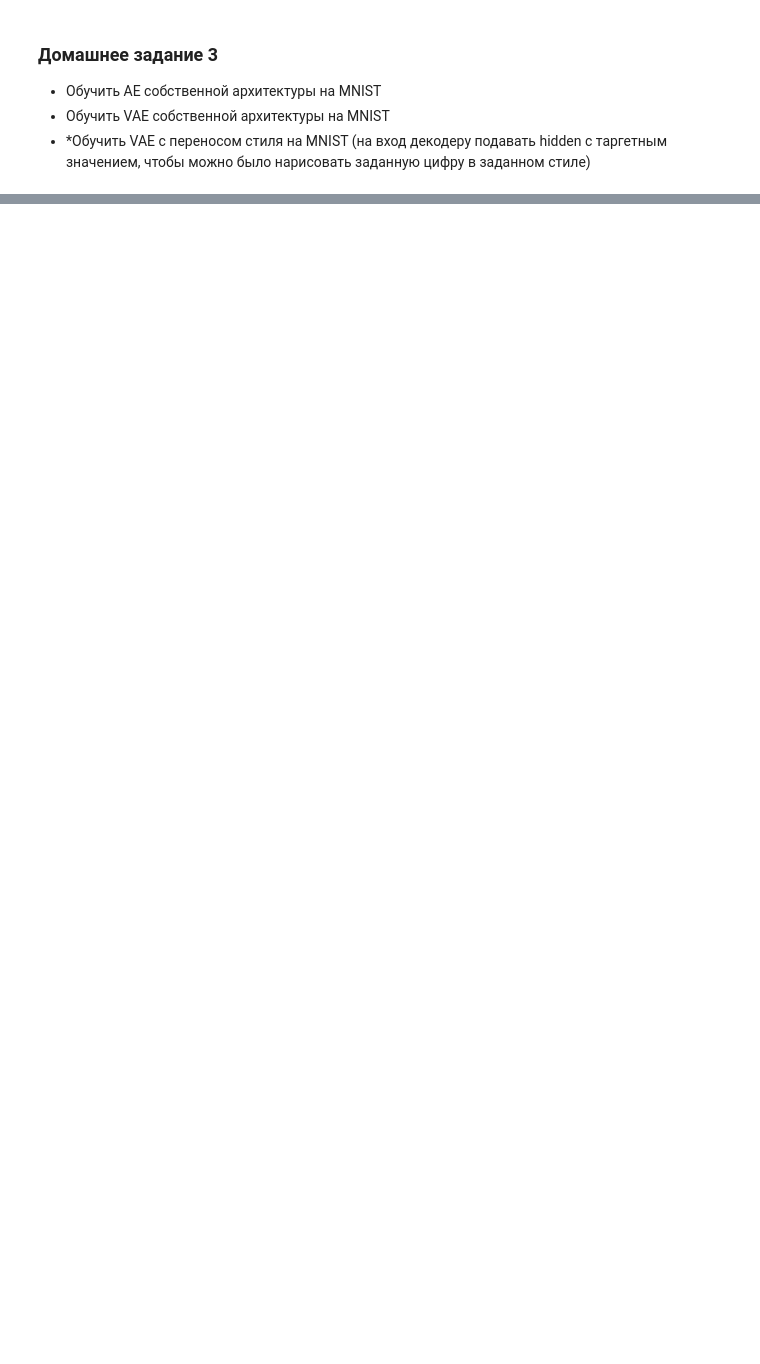
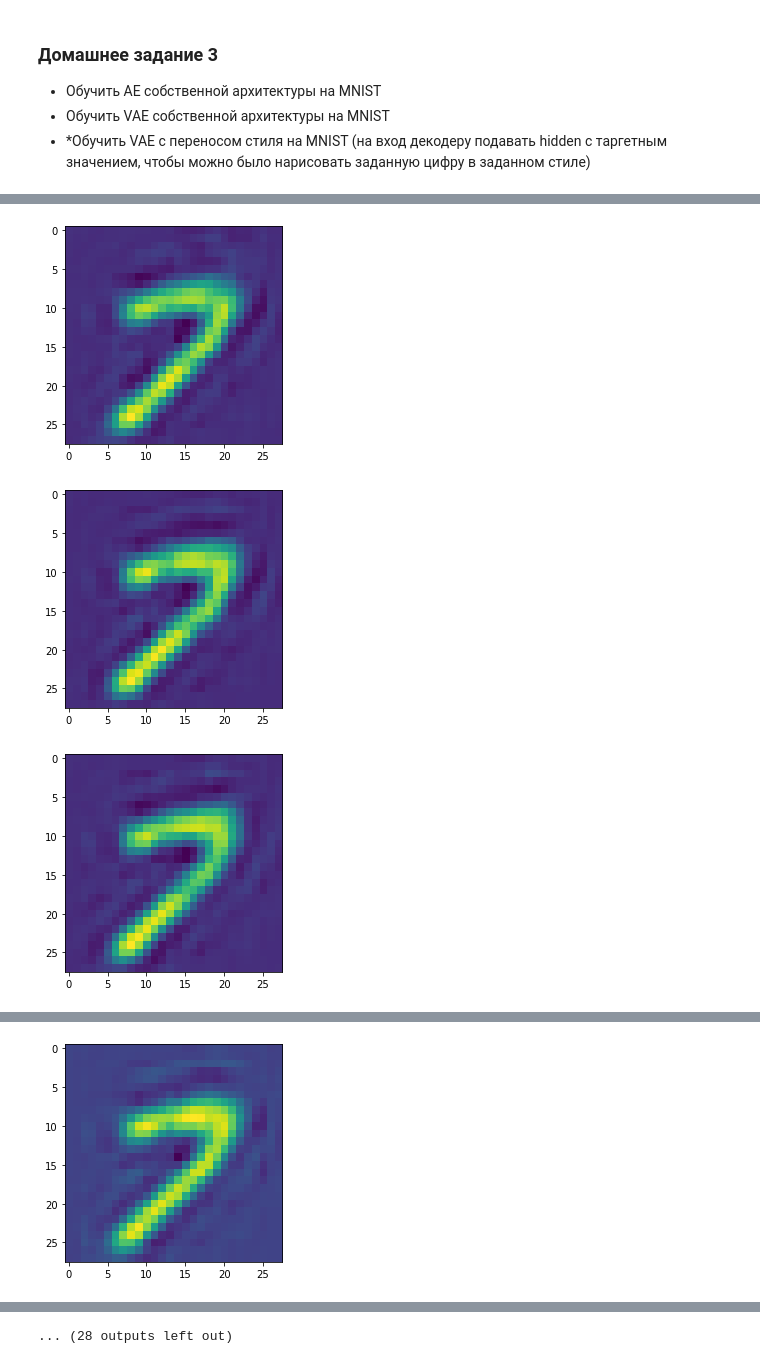
Before and after one commit to maxt/ds-practise, a Jupyter notebook: torch/hw_03.ipynb, the cells around one changed output, grey strips where cells are left out. Saved outputs shown, nothing was run; the diff lists cells and outputs as text; code cells hidden in the pictures; blank space fills up the shorter version.

```diff
--- a/torch/hw_03.ipynb
+++ b/torch/hw_03.ipynb
@@ -135,0 +146,9 @@ epoch: 3, step: 200, loss: 0.039969202131032944
+# %%
+# hyperparams
+in_chan = 1
+hidden_ch = 100
+out_ch = 1
+device_id = -1
+device = 'mps' if device_id == -1 else f'cuda:{device_id}'
+n_epochs = 10
+batch_size = 128
@@ -135,0 +216,35 @@ epoch: 3, step: 200, loss: 0.039969202131032944
+# %%
+model_conv_vae = ConvVarAutoEncoder(in_chan, hidden_ch, out_ch).to(device)
+optim_vae = torch.optim.Adam(model_conv_vae.parameters())
+loss_func_vae = nn.MSELoss()
+
+def kl_loss(mu, sigma):
+    p = torch.distributions.Normal(mu, sigma)
+    q = torch.distributions.Normal(torch.zeros_like(mu), torch.ones_like(sigma))
+
+    return torch.distributions.kl_divergence(p, q).mean()
+# %%
+for epoch in range(n_epochs):
+  dataloader = DataLoader(dataset,
+                          batch_size,
+                          shuffle=True,
+                          collate_fn=collate_fn_conv,
+                          drop_last = True,
+                          )
+  for i, batch in enumerate(dataloader):
+    optim_vae.zero_grad()
+    data = batch['data'].to(device)
+
+    predict, mu, sigma = model_conv_vae(data)
+    loss = loss_func_vae(predict, data) + 0.0001 * kl_loss(mu, sigma)
+    loss.backward()
+    optim_vae.step()
+    if i % 200 == 0:
+      print(f'epoch: {epoch}, step: {i}, loss: {loss.item()}')
+  item = dataset.data[911].unsqueeze(0).unsqueeze(0).float()/255
+  mu, sigma = model_conv_vae.encoder(item.to(device))
+  item = torch.normal(torch.zeros((1,1,7,7)), 3 * torch.ones((1,1,7,7)))
+  for i in range(3):
+    plt.imshow(model_conv_vae.decoder(sampling(mu, sigma))[0].squeeze().cpu().detach().numpy())
+    plt.show()
+# %% [output]
@@ -135,0 +254,3 @@ epoch: 3, step: 200, loss: 0.039969202131032944
+[figure, added]
+[figure, added]
+[figure, added]
@@ -135,0 +260 @@ epoch: 3, step: 200, loss: 0.039969202131032944
+[figure, added]
@@ -135,0 +269 @@ epoch: 3, step: 200, loss: 0.039969202131032944
+... (28 outputs left out)
```
Also changed, not shown: parts of 7 cells of this notebook.
